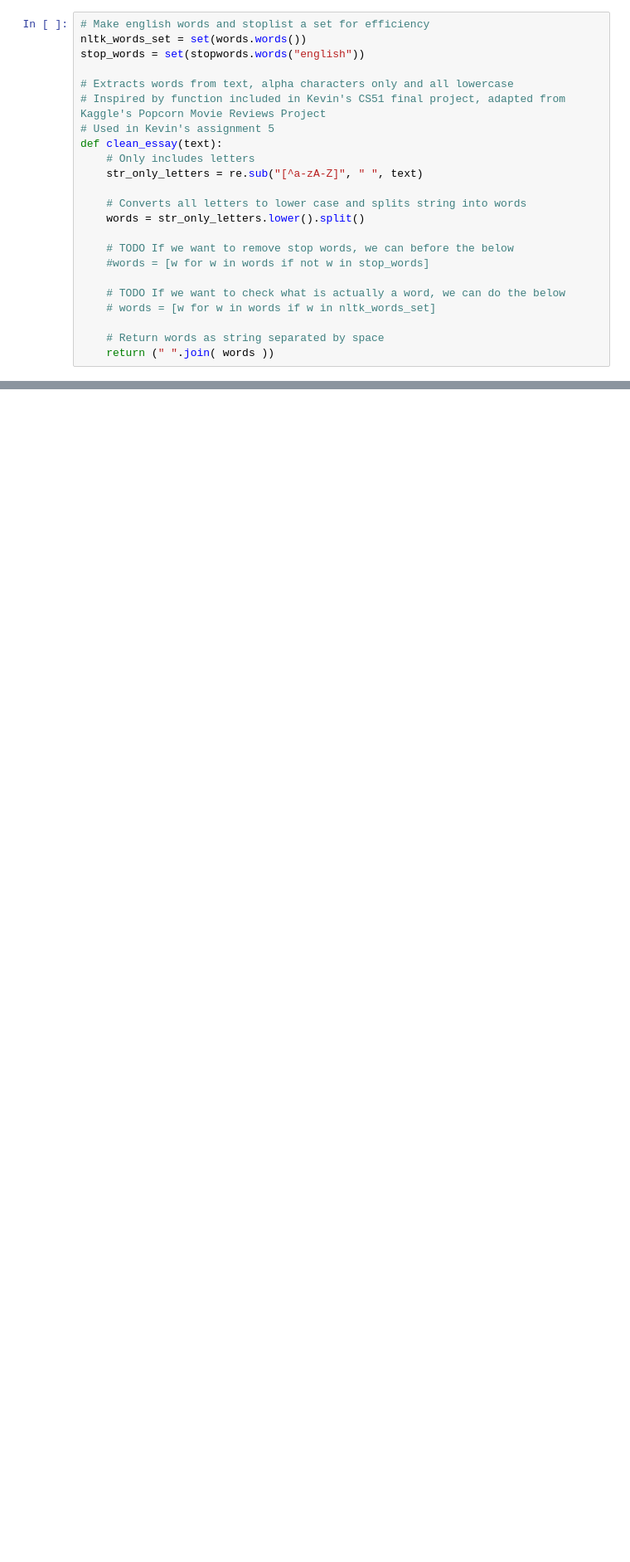
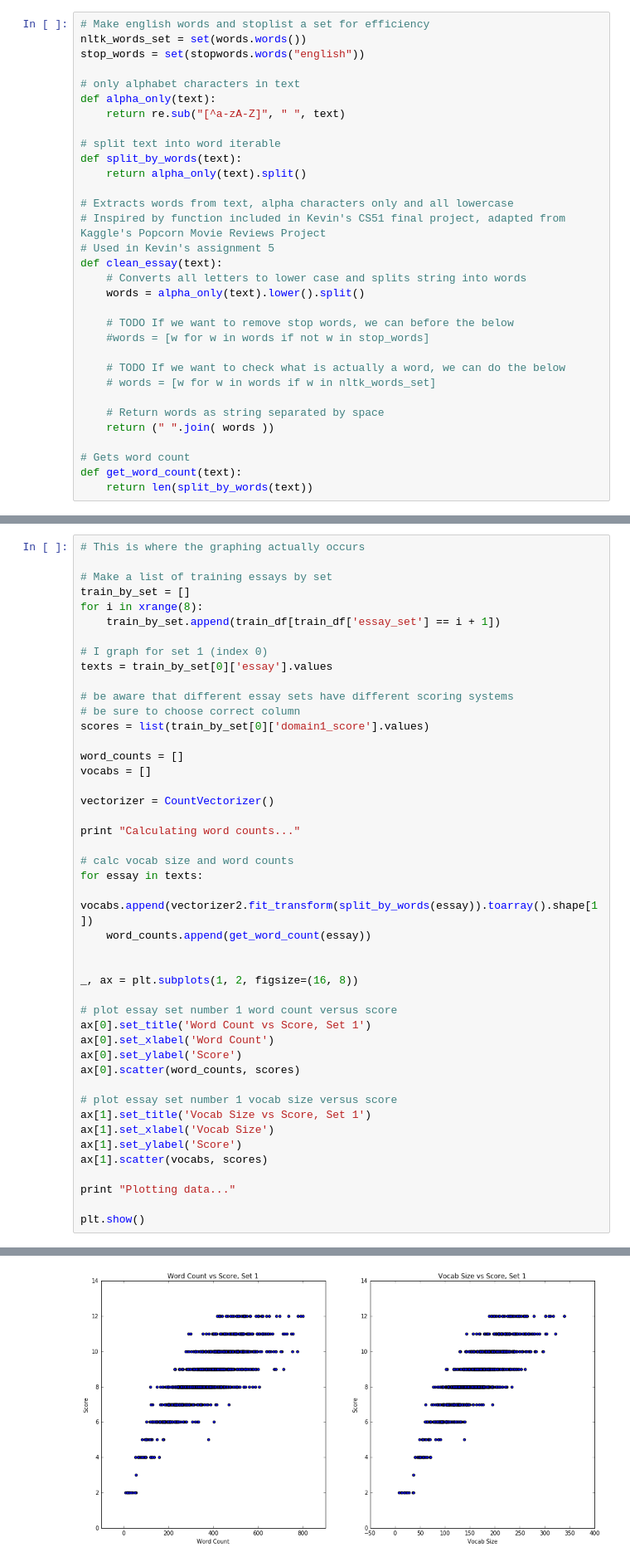
Before and after one commit to ComedianBlacki/Automated-Essay-Grading, a Jupyter notebook: report.ipynb, the cells around one changed output, grey strips where cells are left out. Shown at 83% size. Cells and saved outputs as stored; diff of their text form; blank space fills up the shorter version.

Commit message:
Added two graphs, each for essay set 1, that plot length and vocab size against score

```diff
--- a/report.ipynb
+++ b/report.ipynb
@@ -111,15 +90,20 @@ print valid_essays_np.shape
 nltk_words_set = set(words.words())
 stop_words = set(stopwords.words("english"))
 
+# only alphabet characters in text
+def alpha_only(text):
+    return re.sub("[^a-zA-Z]", " ", text)
+
+# split text into word iterable
+def split_by_words(text):
+    return alpha_only(text).split()
+
 # Extracts words from text, alpha characters only and all lowercase
 # Inspired by function included in Kevin's CS51 final project, adapted from Kaggle's Popcorn Movie Reviews Project
 # Used in Kevin's assignment 5
 def clean_essay(text):
-    # Only includes letters
-    str_only_letters = re.sub("[^a-zA-Z]", " ", text)
-
     # Converts all letters to lower case and splits string into words
-    words = str_only_letters.lower().split()
+    words = alpha_only(text).lower().split()
 
     # TODO If we want to remove stop words, we can before the below
     #words = [w for w in words if not w in stop_words]
@@ -129,6 +113,10 @@ def clean_essay(text):
 
     # Return words as string separated by space
     return (" ".join( words ))
+
+# Gets word count
+def get_word_count(text):
+    return len(split_by_words(text))
 # %%
 print "Cleaning training essays..."
 
@@ -187,3 +171,49 @@ print valid_vec.shape
 (12976, 37678)
 (4254, 37678)
 (4218, 37678)
+# %%
+# This is where the graphing actually occurs
+
+# Make a list of training essays by set
+train_by_set = []
+for i in xrange(8):
+    train_by_set.append(train_df[train_df['essay_set'] == i + 1])
+
+# I graph for set 1 (index 0)
+texts = train_by_set[0]['essay'].values
+
+# be aware that different essay sets have different scoring systems
+# be sure to choose correct column
+scores = list(train_by_set[0]['domain1_score'].values)
+
+word_counts = []
+vocabs = []
+
+vectorizer = CountVectorizer()
+
+print "Calculating word counts..."
+
+# calc vocab size and word counts
+for essay in texts:
+    vocabs.append(vectorizer2.fit_transform(split_by_words(essay)).toarray().shape[1])
+    word_counts.append(get_word_count(essay))
+
+
+_, ax = plt.subplots(1, 2, figsize=(16, 8))
+
+# plot essay set number 1 word count versus score
+ax[0].set_title('Word Count vs Score, Set 1')
+ax[0].set_xlabel('Word Count')
+ax[0].set_ylabel('Score')
+ax[0].scatter(word_counts, scores)
+
+# plot essay set number 1 vocab size versus score
+ax[1].set_title('Vocab Size vs Score, Set 1')
+ax[1].set_xlabel('Vocab Size')
+ax[1].set_ylabel('Score')
+ax[1].scatter(vocabs, scores)
+
+print "Plotting data..."
+
+plt.show()
+# %% [output]
@@ -189,0 +222 @@ print valid_vec.shape
+[figure, added]
```
Also changed, not shown: parts of 8 cells of this notebook.
